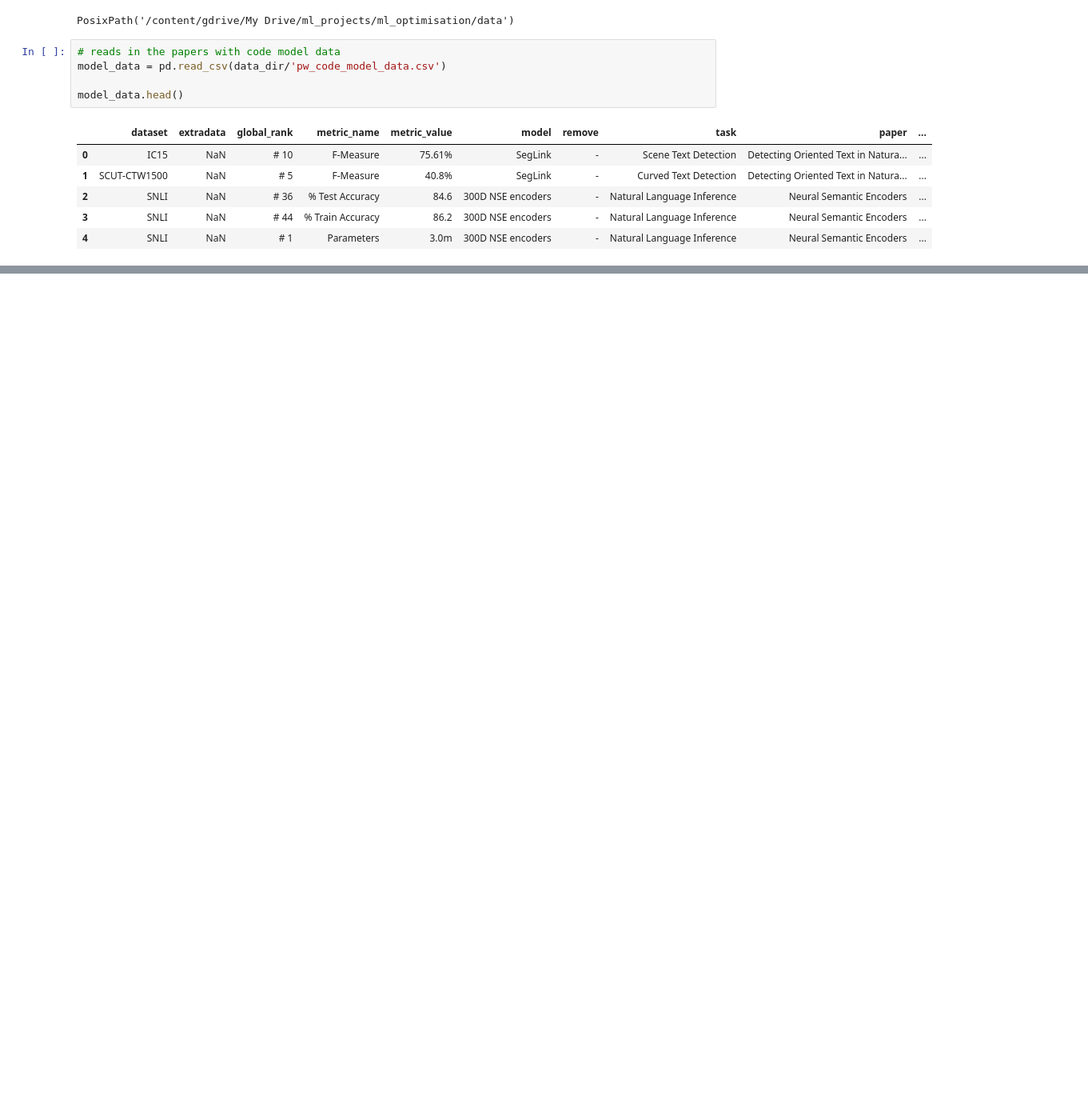
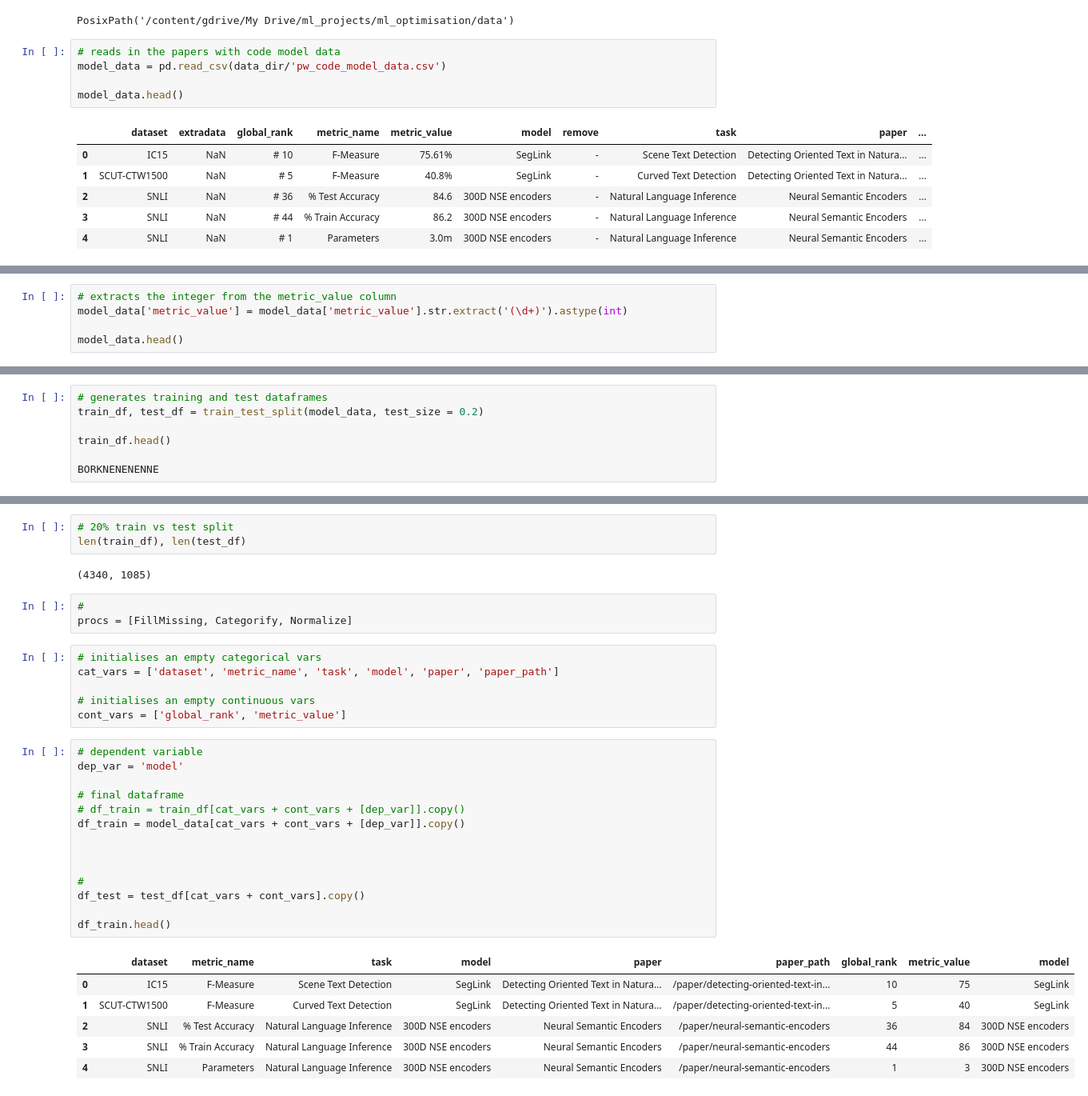
Before and after one commit to ndaly06/ml_optimisation, a Jupyter notebook: models/model.ipynb, the cells around one changed output, grey strips where cells are left out. Shown: that part at 80% size. Drawn from its saved outputs; the diff is of its cells as text; blank space fills up the shorter version.

```diff
--- a/models/model.ipynb
+++ b/models/model.ipynb
@@ -35,0 +75,5 @@ model_data.head()
+# %%
+# extracts the integer from the metric_value column
+model_data['metric_value'] = model_data['metric_value'].str.extract('(\d+)').astype(int)
+
+model_data.head()
@@ -35,0 +89,7 @@ model_data.head()
+# %%
+# generates training and test dataframes
+train_df, test_df = train_test_split(model_data, test_size = 0.2)
+
+train_df.head()
+
+BORKNENENENNE
@@ -35,0 +103,35 @@ model_data.head()
+# %%
+# 20% train vs test split
+len(train_df), len(test_df)
+# %% [output]
+(4340, 1085)
+# %%
+#
+procs = [FillMissing, Categorify, Normalize]
+# %%
+# initialises an empty categorical vars
+cat_vars = ['dataset', 'metric_name', 'task', 'model', 'paper', 'paper_path']
+
+# initialises an empty continuous vars
+cont_vars = ['global_rank', 'metric_value']
+# %%
+# dependent variable
+dep_var = 'model'
+
+# final dataframe
+# df_train = train_df[cat_vars + cont_vars + [dep_var]].copy()
+df_train = model_data[cat_vars + cont_vars + [dep_var]].copy()
+
+
+
+#
+df_test = test_df[cat_vars + cont_vars].copy()
+
+df_train.head()
+# %% [output]
+|  | dataset | metric_name | task | model | paper | paper_path | global_rank | metric_value | model |
+| 0 | IC15 | F-Measure | Scene Text Detection | SegLink | Detecting Oriented Text in Natura... | /paper/detecting-oriented-text-in... | 10 | 75 | SegLink |
+| 1 | SCUT-CTW1500 | F-Measure | Curved Text Detection | SegLink | Detecting Oriented Text in Natura... | /paper/detecting-oriented-text-in... | 5 | 40 | SegLink |
+| 2 | SNLI | % Test Accuracy | Natural Language Inference | 300D NSE encoders | Neural Semantic Encoders | /paper/neural-semantic-encoders | 36 | 84 | 300D NSE encoders |
+| 3 | SNLI | % Train Accuracy | Natural Language Inference | 300D NSE encoders | Neural Semantic Encoders | /paper/neural-semantic-encoders | 44 | 86 | 300D NSE encoders |
+| 4 | SNLI | Parameters | Natural Language Inference | 300D NSE encoders | Neural Semantic Encoders | /paper/neural-semantic-encoders | 1 | 3 | 300D NSE encoders |
```
Also changed, not shown: parts of 21 cells of this notebook.
